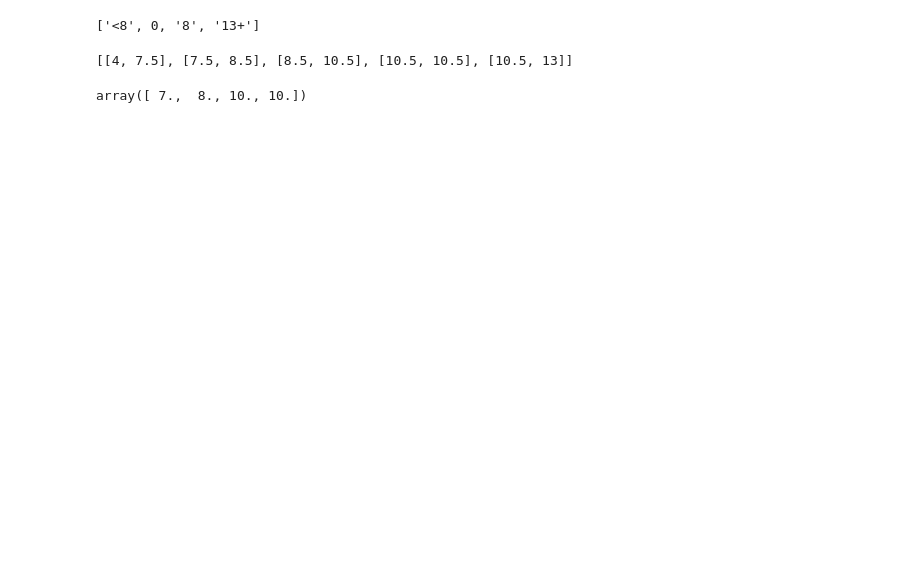
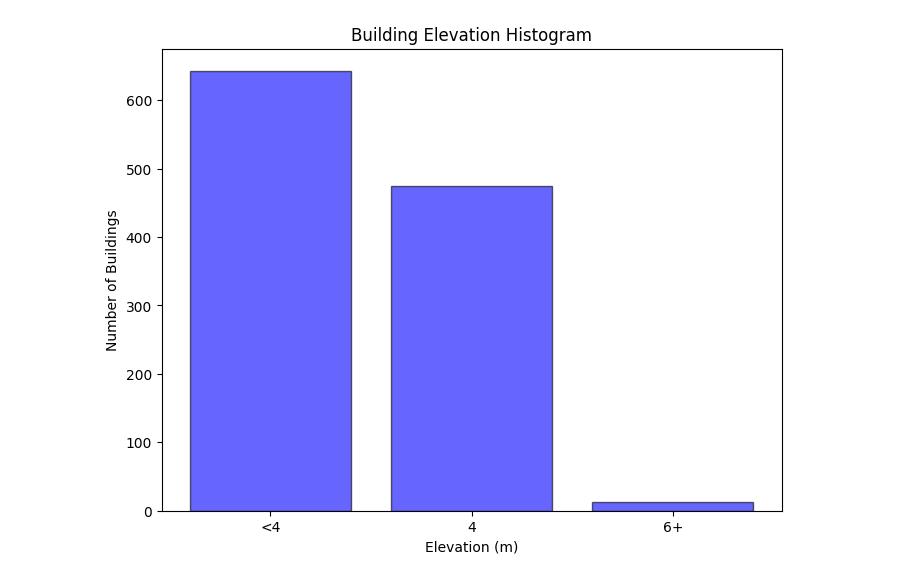
Before and after one commit to MikeEstMXM/phl_ct_prof, a Jupyter notebook: Phl City Exposure Profile.ipynb, the cells around one changed output. Saved outputs shown, nothing was run; the diff lists cells and outputs as text; code cells hidden in the pictures; blank space fills up the shorter version.

```diff
--- a/Phl City Exposure Profile.ipynb
+++ b/Phl City Exposure Profile.ipynb
@@ -251,6 +319,7 @@ gdf['type'] = gdf['geometry'].apply(lambda x: typemap.get(x.geom_type, None))
 # create new DataFrame with house footprints only
 blds = gdf[gdf['type'] == 'Way'].reset_index(drop=True).drop_duplicates()
 blds = blds[~blds['geometry'].is_empty]
+blds = blds.set_crs(epsg=4326)
 
 blds_count = len(blds)
 if blds_count == city['building_count']:
@@ -273,18 +342,21 @@ coast_gdf = coast_gdf[coast_gdf['type'] == 'Way'].reset_index(drop=True).drop_du
 # Define the URL for elevation data download
 elevation_data_url = "https://data.humdata.org/dataset/d7f6e172-4433-4eb9-a96f-0524917eb11d/resource/2ca22e01-8ab7-4447-b565-653e93db55b0/download/phl_msk_alt.zip"
 
+# Open *.grd raster file for elevation
+elevation_filename = "PHL_msk_alt.vrt"
+
 # Download and unzip the elevation data
 elevation_zip_path = "elevation_data.zip"
-elevation_data_dir = "PHL_msk_alt"
-if not os.path.exists(elevation_data_dir):
+# elevation_data_dir = "PHL_msk_alt"
+if not os.path.exists(elevation_filename):
     download = requests.get(elevation_data_url)
     with open(elevation_zip_path, "wb") as zip_file:
         zip_file.write(download.content)
     os.system(f"unzip {elevation_zip_path}")
 
 # Load elevation data using rasterio
-elevation_file_path = os.path.join(elevation_data_dir, "PHL_msk_alt.grd")
-elevation_data = rasterio.open(elevation_file_path)
+# elevation_file_path = os.path.join(elevation_data_dir, elevation_filename)
+elevation_data = rasterio.open(elevation_filename)
 # %%
 # Create a function to find the closest elevation match
 def find_closest_elevation(point):
@@ -465,12 +415,4 @@ for elevation in blds['ele'].tolist():
-# %%
-lbl
-# %% [output]
-['<8', 0, '8', '13+']
-# %%
-bin_boxes
-# %% [output]
-[[4, 7.5], [7.5, 8.5], [8.5, 10.5], [10.5, 10.5], [10.5, 13]]
-# %%
-np.percentile(ele_data,[20,40,60,80])
-# %% [output]
-array([ 7.,  8., 10., 10.])
+# %%
+generate_hist(blds['ele'], 'elevation', 'm', 5)
+# %% [output]
+[figure, added]
```
Also changed, not shown: parts of 31 cells of this notebook, 1 other file.
